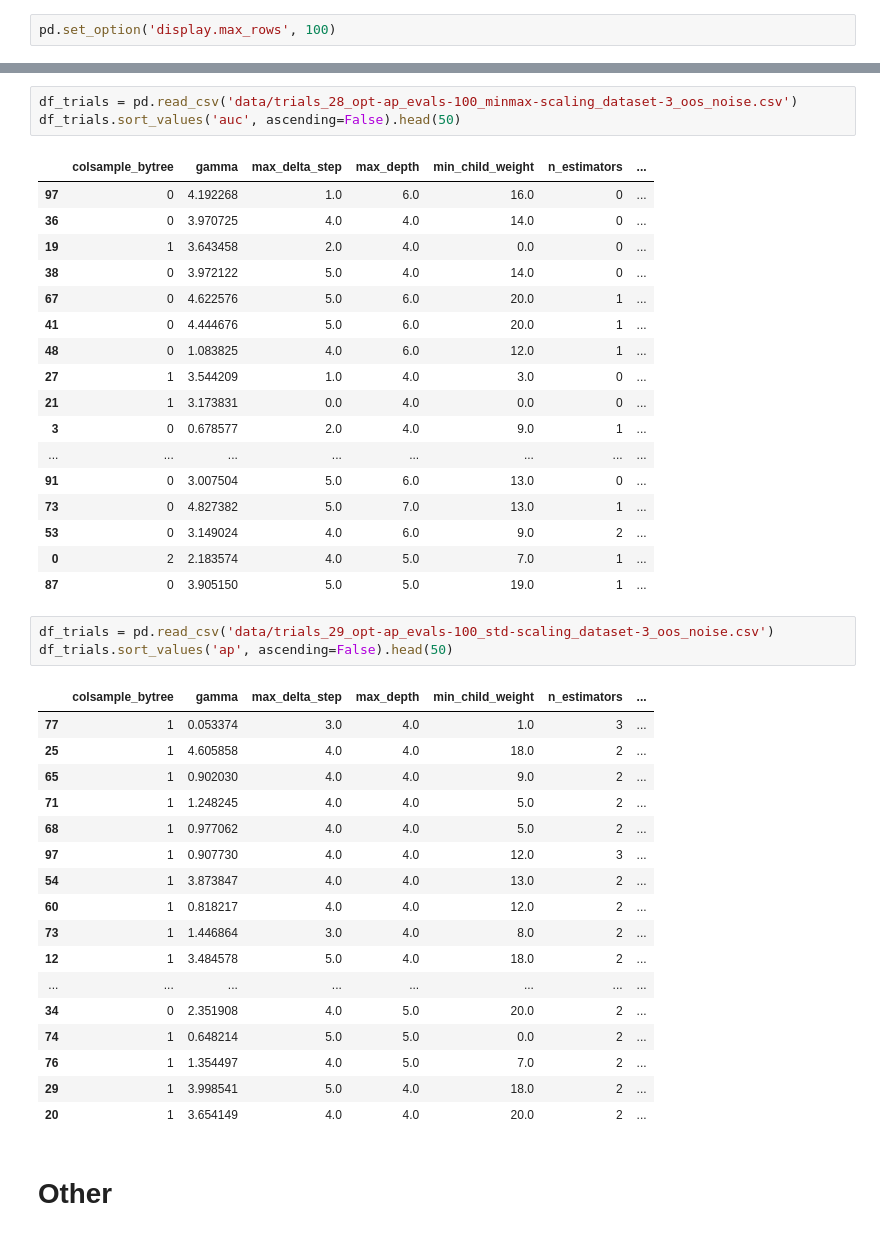
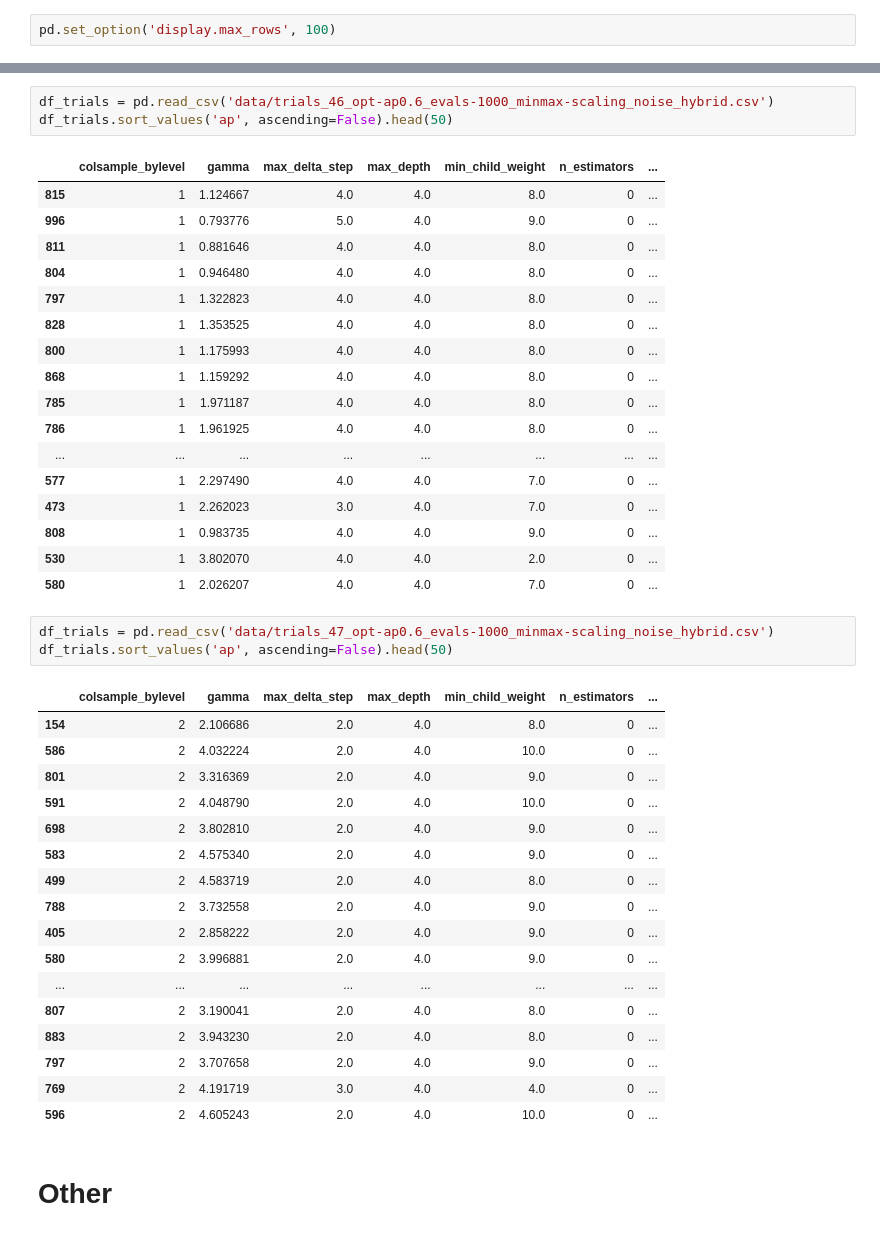
Before and after one commit to DomStan/stonk-rank, a Jupyter notebook: stonks_notebook.ipynb, the cells around one changed output, grey strips where cells are left out. Cells and saved outputs as stored; diff of their text form.

```diff
--- a/stonks_notebook.ipynb
+++ b/stonks_notebook.ipynb
@@ -726,45 +461,45 @@ df_trials.sort_values('ap', ascending=False).head(50)
 # %%
-df_trials = pd.read_csv('data/trials_28_opt-ap_evals-100_minmax-scaling_dataset-3_oos_noise.csv')
-df_trials.sort_values('auc', ascending=False).head(50)
+df_trials = pd.read_csv('data/trials_46_opt-ap0.6_evals-1000_minmax-scaling_noise_hybrid.csv')
+df_trials.sort_values('ap', ascending=False).head(50)
 # %% [output]
-|  | colsample_bytree | gamma | max_delta_step | max_depth | min_child_weight | n_estimators | ... |
-| 97 | 0 | 4.192268 | 1.0 | 6.0 | 16.0 | 0 | ... |
-| 36 | 0 | 3.970725 | 4.0 | 4.0 | 14.0 | 0 | ... |
-| 19 | 1 | 3.643458 | 2.0 | 4.0 | 0.0 | 0 | ... |
-| 38 | 0 | 3.972122 | 5.0 | 4.0 | 14.0 | 0 | ... |
-| 67 | 0 | 4.622576 | 5.0 | 6.0 | 20.0 | 1 | ... |
-| 41 | 0 | 4.444676 | 5.0 | 6.0 | 20.0 | 1 | ... |
-| 48 | 0 | 1.083825 | 4.0 | 6.0 | 12.0 | 1 | ... |
-| 27 | 1 | 3.544209 | 1.0 | 4.0 | 3.0 | 0 | ... |
-| 21 | 1 | 3.173831 | 0.0 | 4.0 | 0.0 | 0 | ... |
-| 3 | 0 | 0.678577 | 2.0 | 4.0 | 9.0 | 1 | ... |
+|  | colsample_bylevel | gamma | max_delta_step | max_depth | min_child_weight | n_estimators | ... |
+| 815 | 1 | 1.124667 | 4.0 | 4.0 | 8.0 | 0 | ... |
+| 996 | 1 | 0.793776 | 5.0 | 4.0 | 9.0 | 0 | ... |
+| 811 | 1 | 0.881646 | 4.0 | 4.0 | 8.0 | 0 | ... |
+| 804 | 1 | 0.946480 | 4.0 | 4.0 | 8.0 | 0 | ... |
+| 797 | 1 | 1.322823 | 4.0 | 4.0 | 8.0 | 0 | ... |
+| 828 | 1 | 1.353525 | 4.0 | 4.0 | 8.0 | 0 | ... |
+| 800 | 1 | 1.175993 | 4.0 | 4.0 | 8.0 | 0 | ... |
+| 868 | 1 | 1.159292 | 4.0 | 4.0 | 8.0 | 0 | ... |
+| 785 | 1 | 1.971187 | 4.0 | 4.0 | 8.0 | 0 | ... |
+| 786 | 1 | 1.961925 | 4.0 | 4.0 | 8.0 | 0 | ... |
 | ... | ... | ... | ... | ... | ... | ... | ... |
-| 91 | 0 | 3.007504 | 5.0 | 6.0 | 13.0 | 0 | ... |
-| 73 | 0 | 4.827382 | 5.0 | 7.0 | 13.0 | 1 | ... |
-| 53 | 0 | 3.149024 | 4.0 | 6.0 | 9.0 | 2 | ... |
-| 0 | 2 | 2.183574 | 4.0 | 5.0 | 7.0 | 1 | ... |
-| 87 | 0 | 3.905150 | 5.0 | 5.0 | 19.0 | 1 | ... |
+| 577 | 1 | 2.297490 | 4.0 | 4.0 | 7.0 | 0 | ... |
+| 473 | 1 | 2.262023 | 3.0 | 4.0 | 7.0 | 0 | ... |
+| 808 | 1 | 0.983735 | 4.0 | 4.0 | 9.0 | 0 | ... |
+| 530 | 1 | 3.802070 | 4.0 | 4.0 | 2.0 | 0 | ... |
+| 580 | 1 | 2.026207 | 4.0 | 4.0 | 7.0 | 0 | ... |
 # %%
-df_trials = pd.read_csv('data/trials_29_opt-ap_evals-100_std-scaling_dataset-3_oos_noise.csv')
+df_trials = pd.read_csv('data/trials_47_opt-ap0.6_evals-1000_minmax-scaling_noise_hybrid.csv')
 df_trials.sort_values('ap', ascending=False).head(50)
 # %% [output]
-|  | colsample_bytree | gamma | max_delta_step | max_depth | min_child_weight | n_estimators | ... |
-| 77 | 1 | 0.053374 | 3.0 | 4.0 | 1.0 | 3 | ... |
-| 25 | 1 | 4.605858 | 4.0 | 4.0 | 18.0 | 2 | ... |
-| 65 | 1 | 0.902030 | 4.0 | 4.0 | 9.0 | 2 | ... |
-| 71 | 1 | 1.248245 | 4.0 | 4.0 | 5.0 | 2 | ... |
-| 68 | 1 | 0.977062 | 4.0 | 4.0 | 5.0 | 2 | ... |
-| 97 | 1 | 0.907730 | 4.0 | 4.0 | 12.0 | 3 | ... |
-| 54 | 1 | 3.873847 | 4.0 | 4.0 | 13.0 | 2 | ... |
-| 60 | 1 | 0.818217 | 4.0 | 4.0 | 12.0 | 2 | ... |
-| 73 | 1 | 1.446864 | 3.0 | 4.0 | 8.0 | 2 | ... |
-| 12 | 1 | 3.484578 | 5.0 | 4.0 | 18.0 | 2 | ... |
+|  | colsample_bylevel | gamma | max_delta_step | max_depth | min_child_weight | n_estimators | ... |
+| 154 | 2 | 2.106686 | 2.0 | 4.0 | 8.0 | 0 | ... |
+| 586 | 2 | 4.032224 | 2.0 | 4.0 | 10.0 | 0 | ... |
+| 801 | 2 | 3.316369 | 2.0 | 4.0 | 9.0 | 0 | ... |
+| 591 | 2 | 4.048790 | 2.0 | 4.0 | 10.0 | 0 | ... |
+| 698 | 2 | 3.802810 | 2.0 | 4.0 | 9.0 | 0 | ... |
+| 583 | 2 | 4.575340 | 2.0 | 4.0 | 9.0 | 0 | ... |
+| 499 | 2 | 4.583719 | 2.0 | 4.0 | 8.0 | 0 | ... |
+| 788 | 2 | 3.732558 | 2.0 | 4.0 | 9.0 | 0 | ... |
+| 405 | 2 | 2.858222 | 2.0 | 4.0 | 9.0 | 0 | ... |
+| 580 | 2 | 3.996881 | 2.0 | 4.0 | 9.0 | 0 | ... |
 | ... | ... | ... | ... | ... | ... | ... | ... |
-| 34 | 0 | 2.351908 | 4.0 | 5.0 | 20.0 | 2 | ... |
-| 74 | 1 | 0.648214 | 5.0 | 5.0 | 0.0 | 2 | ... |
-| 76 | 1 | 1.354497 | 4.0 | 5.0 | 7.0 | 2 | ... |
-| 29 | 1 | 3.998541 | 5.0 | 4.0 | 18.0 | 2 | ... |
-| 20 | 1 | 3.654149 | 4.0 | 4.0 | 20.0 | 2 | ... |
+| 807 | 2 | 3.190041 | 2.0 | 4.0 | 8.0 | 0 | ... |
+| 883 | 2 | 3.943230 | 2.0 | 4.0 | 8.0 | 0 | ... |
+| 797 | 2 | 3.707658 | 2.0 | 4.0 | 9.0 | 0 | ... |
+| 769 | 2 | 4.191719 | 3.0 | 4.0 | 4.0 | 0 | ... |
+| 596 | 2 | 4.605243 | 2.0 | 4.0 | 10.0 | 0 | ... |
 # %% [markdown]
 # Other
 # %%
```
Also changed, not shown: parts of 43 cells of this notebook, 7 other files.
